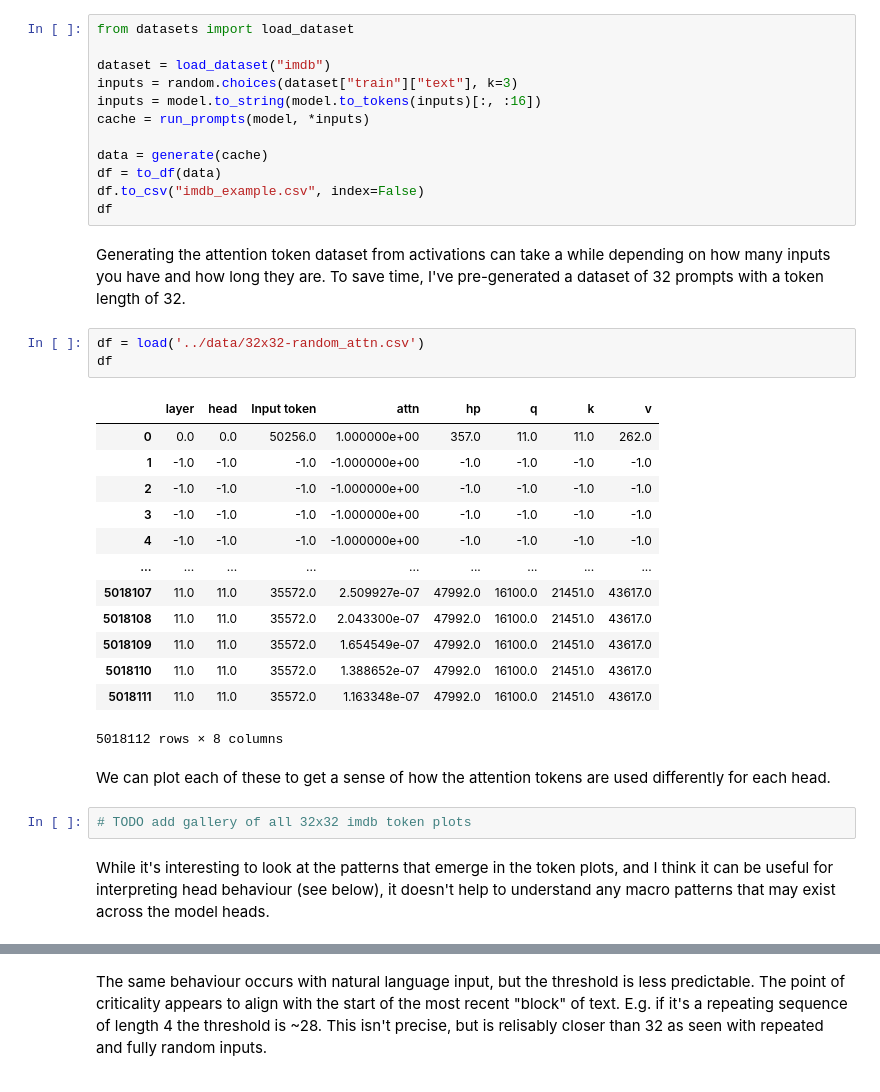
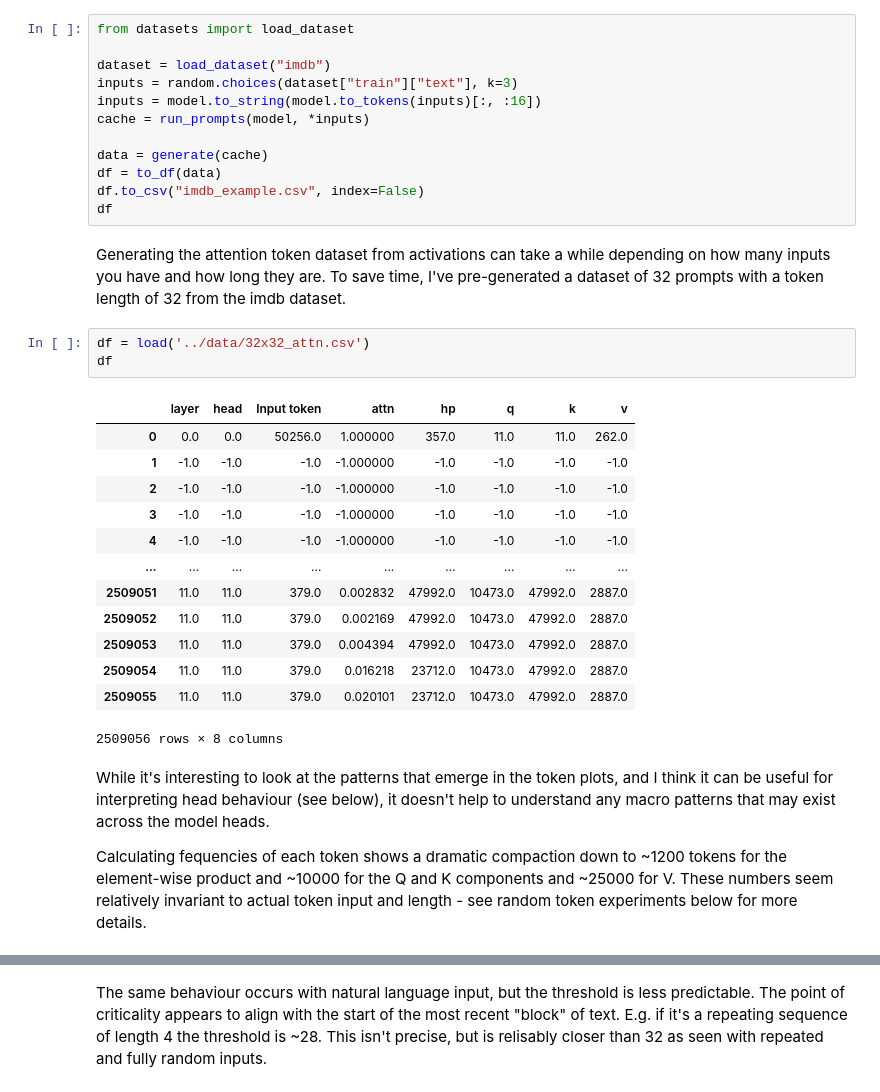
Before and after one commit to layterz/experiments, a Jupyter notebook: notebooks/attention-tokens-2.ipynb, the cells around one changed output, grey strips where cells are left out. Drawn from its saved outputs; the diff is of its cells as text.

```diff
--- a/notebooks/attention-tokens-2.ipynb
+++ b/notebooks/attention-tokens-2.ipynb
@@ -80,27 +107,25 @@ df = to_df(data)
 df.to_csv("imdb_example.csv", index=False)
 df
 # %% [markdown]
-Generating the attention token dataset from activations can take a while depending on how many inputs you have and how long they are. To save time, I've pre-generated a dataset of 32 prompts with a token length of 32.
+Generating the attention token dataset from activations can take a while depending on how many inputs you have and how long they are. To save time, I've pre-generated a dataset of 32 prompts with a token length of 32 from the imdb dataset.
 # %%
-df = load('../data/32x32-random_attn.csv')
+df = load('../data/32x32_attn.csv')
 df
 # %% [output]
 |  | layer | head | Input token | attn | hp | q | k | v |
-| 0 | 0.0 | 0.0 | 50256.0 | 1.000000e+00 | 357.0 | 11.0 | 11.0 | 262.0 |
-| 1 | -1.0 | -1.0 | -1.0 | -1.000000e+00 | -1.0 | -1.0 | -1.0 | -1.0 |
-| 2 | -1.0 | -1.0 | -1.0 | -1.000000e+00 | -1.0 | -1.0 | -1.0 | -1.0 |
-| 3 | -1.0 | -1.0 | -1.0 | -1.000000e+00 | -1.0 | -1.0 | -1.0 | -1.0 |
-| 4 | -1.0 | -1.0 | -1.0 | -1.000000e+00 | -1.0 | -1.0 | -1.0 | -1.0 |
+| 0 | 0.0 | 0.0 | 50256.0 | 1.000000 | 357.0 | 11.0 | 11.0 | 262.0 |
+| 1 | -1.0 | -1.0 | -1.0 | -1.000000 | -1.0 | -1.0 | -1.0 | -1.0 |
+| 2 | -1.0 | -1.0 | -1.0 | -1.000000 | -1.0 | -1.0 | -1.0 | -1.0 |
+| 3 | -1.0 | -1.0 | -1.0 | -1.000000 | -1.0 | -1.0 | -1.0 | -1.0 |
+| 4 | -1.0 | -1.0 | -1.0 | -1.000000 | -1.0 | -1.0 | -1.0 | -1.0 |
 | ... | ... | ... | ... | ... | ... | ... | ... | ... |
-| 5018107 | 11.0 | 11.0 | 35572.0 | 2.509927e-07 | 47992.0 | 16100.0 | 21451.0 | 43617.0 |
-| 5018108 | 11.0 | 11.0 | 35572.0 | 2.043300e-07 | 47992.0 | 16100.0 | 21451.0 | 43617.0 |
-| 5018109 | 11.0 | 11.0 | 35572.0 | 1.654549e-07 | 47992.0 | 16100.0 | 21451.0 | 43617.0 |
-| 5018110 | 11.0 | 11.0 | 35572.0 | 1.388652e-07 | 47992.0 | 16100.0 | 21451.0 | 43617.0 |
-| 5018111 | 11.0 | 11.0 | 35572.0 | 1.163348e-07 | 47992.0 | 16100.0 | 21451.0 | 43617.0 |
+| 2509051 | 11.0 | 11.0 | 379.0 | 0.002832 | 47992.0 | 10473.0 | 47992.0 | 2887.0 |
+| 2509052 | 11.0 | 11.0 | 379.0 | 0.002169 | 47992.0 | 10473.0 | 47992.0 | 2887.0 |
+| 2509053 | 11.0 | 11.0 | 379.0 | 0.004394 | 47992.0 | 10473.0 | 47992.0 | 2887.0 |
+| 2509054 | 11.0 | 11.0 | 379.0 | 0.016218 | 23712.0 | 10473.0 | 47992.0 | 2887.0 |
+| 2509055 | 11.0 | 11.0 | 379.0 | 0.020101 | 23712.0 | 10473.0 | 47992.0 | 2887.0 |
-5018112 rows × 8 columns
+2509056 rows × 8 columns
-# %% [markdown]
-We can plot each of these to get a sense of how the attention tokens are used differently for each head.
-# %%
-# TODO add gallery of all 32x32 imdb token plots
 # %% [markdown]
 While it's interesting to look at the patterns that emerge in the token plots, and I think it can be useful for interpreting head behaviour (see below), it doesn't help to understand any macro patterns that may exist across the model heads.
+
+Calculating fequencies of each token shows a dramatic compaction down to ~1200 tokens for the element-wise product and ~10000 for the Q and K components and ~25000 for V. These numbers seem relatively invariant to actual token input and length - see random token experiments below for more details.
```
Also changed, not shown: parts of 30 cells of this notebook, 3 other files.
